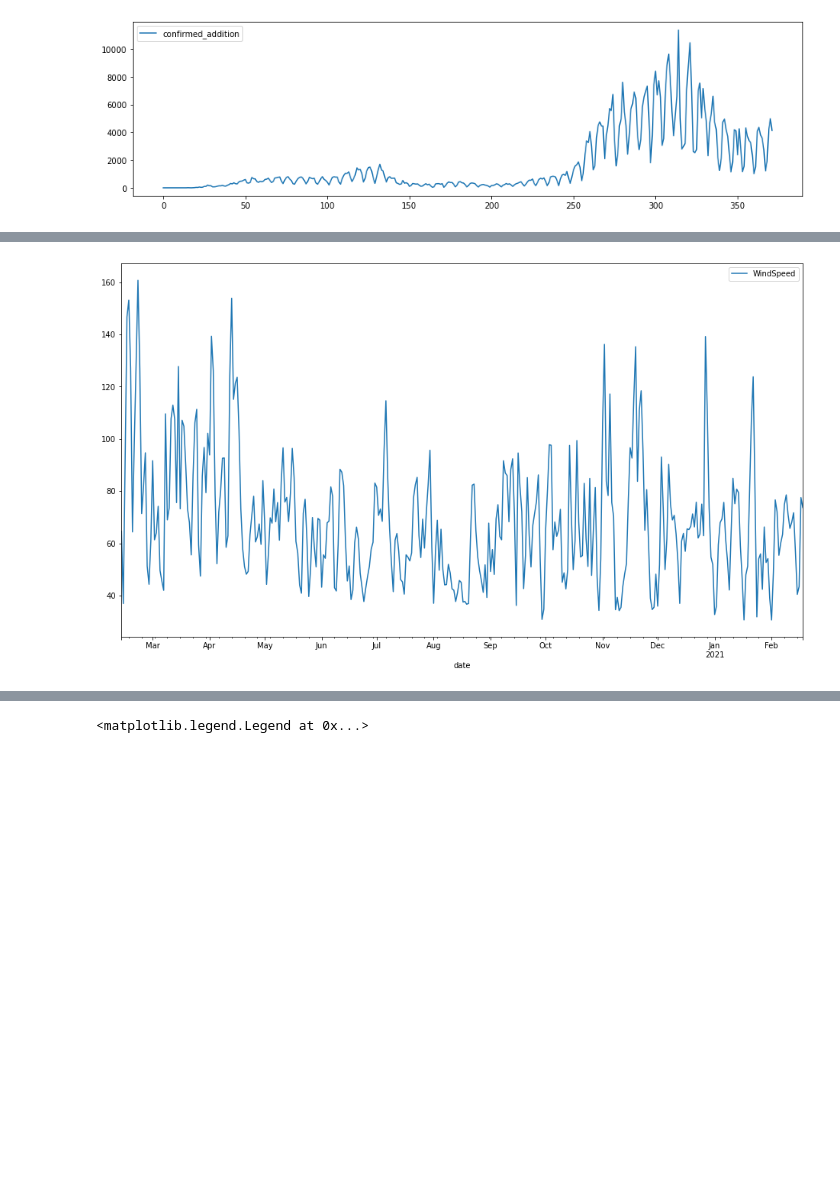
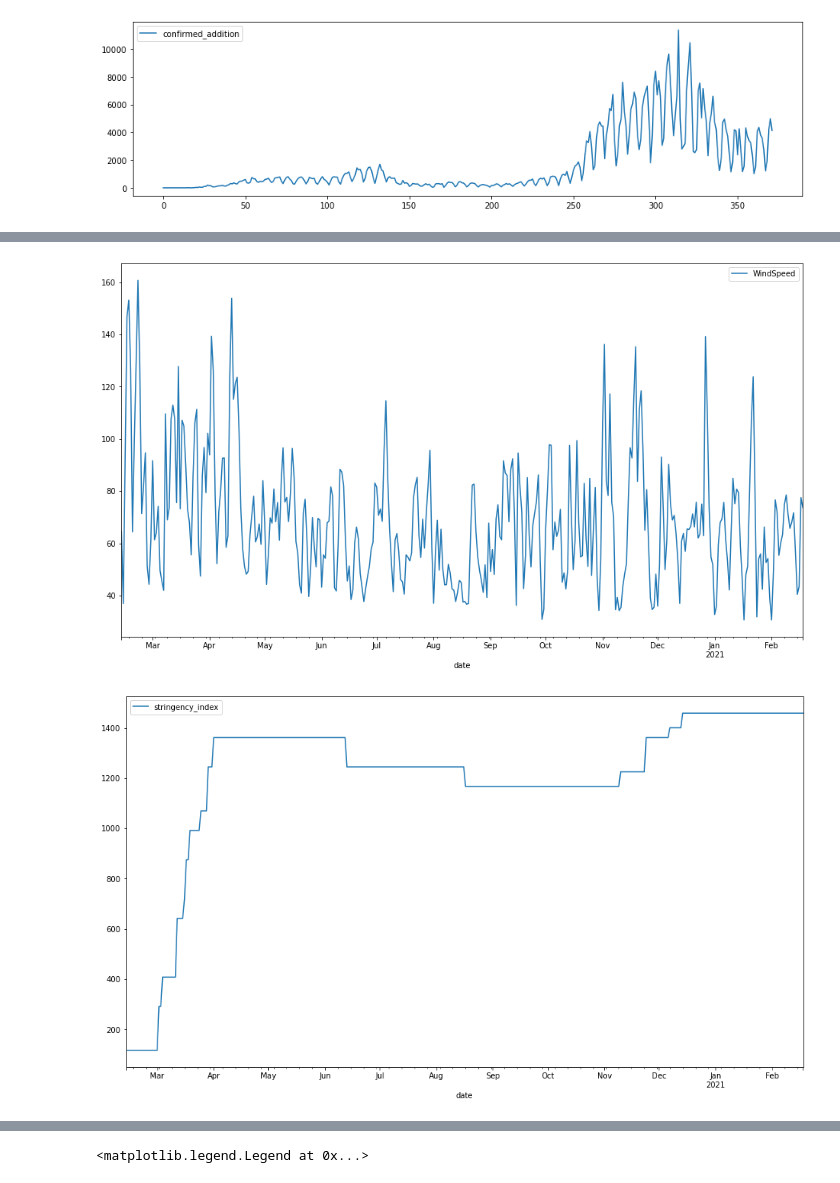
Before and after one commit to ranUser01/Covid-development-in-Sweden, a Jupyter notebook: notebooks/project_handin.ipynb, the cells around one changed output, grey strips where cells are left out. Drawn from its saved outputs; the diff is of its cells as text; code cells hidden in the pictures; blank space fills up the shorter version.

```diff
--- a/notebooks/project_handin.ipynb
+++ b/notebooks/project_handin.ipynb
@@ -248,21 +251,23 @@ dataset_by_date.loc[:,'confirmed_addition'].plot(figsize=(15,4)).legend(loc = 'u
 # %%
 xs = "date"
 ys = ['confirmed_addition',
        'RelativeHumiditySurface', 'SolarRadiation', 'Surfacepressure',
-       'TemperatureAboveGround', 'Totalprecipitation', 'UVIndex', 'WindSpeed']
+       'TemperatureAboveGround', 'Totalprecipitation', 'UVIndex', 'WindSpeed',
+       'stringency_index']
 
-# N to N plots of variables on a given day
+# N to N plots of variable on a given day
 for y in ys:
     dataset_by_date.plot(xs,y, figsize=(16,9))
 # %% [output]
 [figure]
 [figure]
 [figure]
 [figure]
 [figure]
 [figure]
 [figure]
 [figure]
+[figure, added]
 # %%
 # N to N plot of cases against weather variables
 # need to loc values on dates
```
Also changed, not shown: parts of 15 cells of this notebook.
